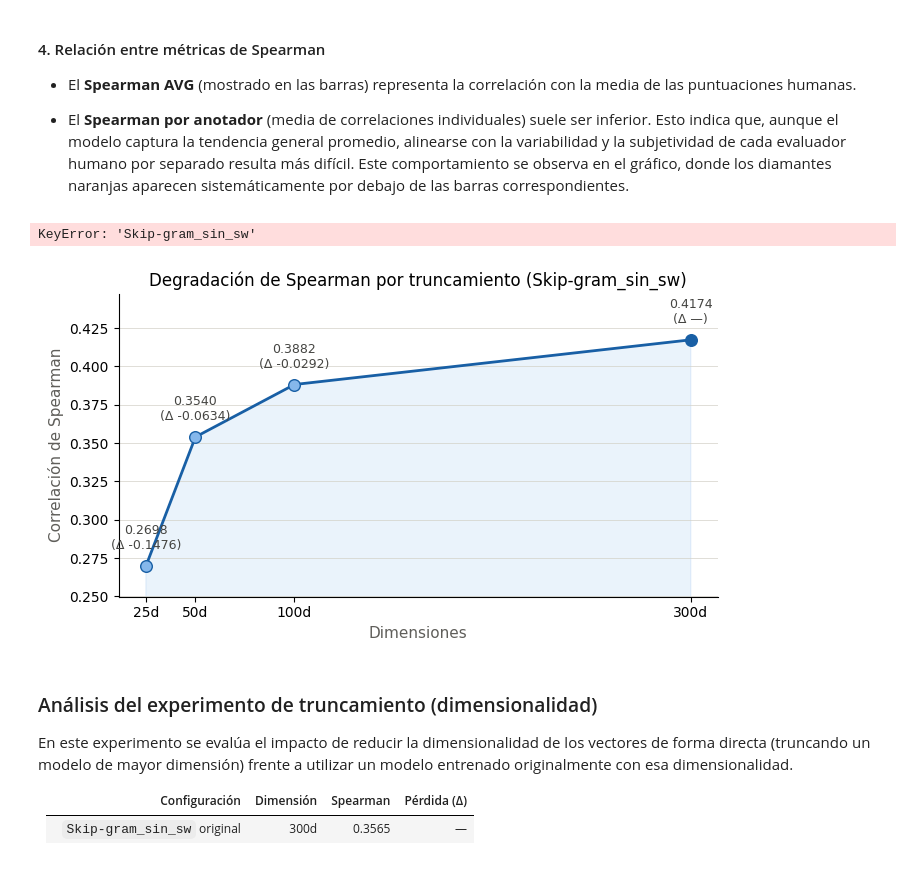
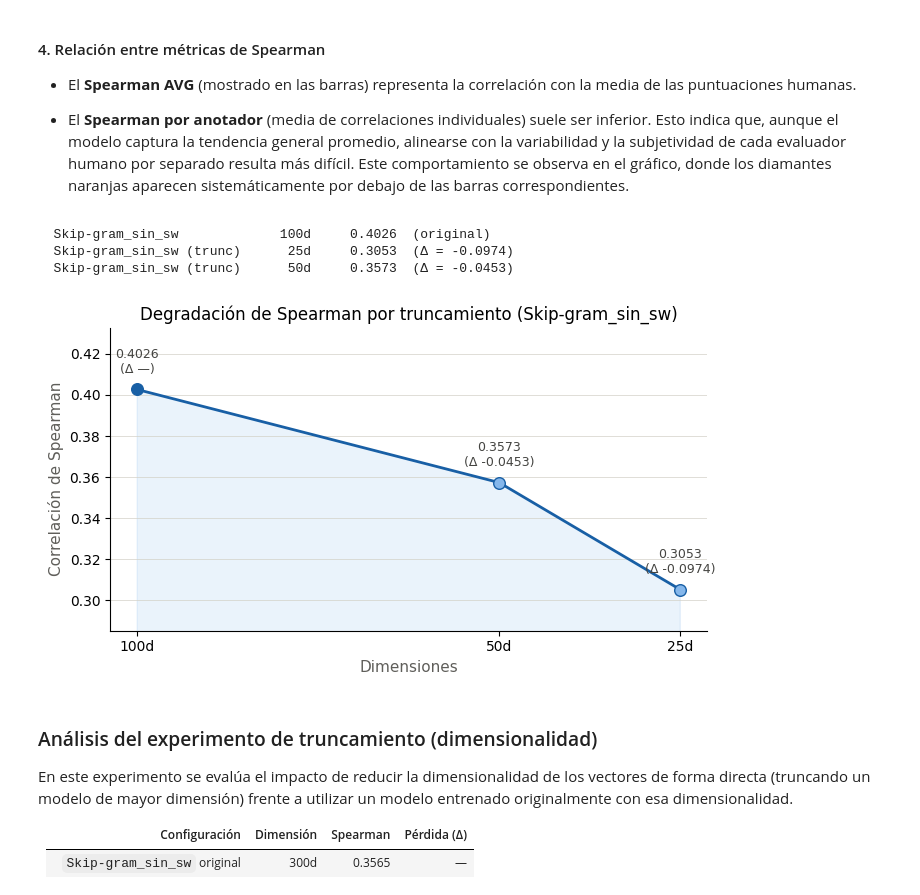
Before and after one commit to Lihao006/P4plh, a Jupyter notebook: practica4_completa.ipynb, the cells around one changed output. Saved outputs shown, nothing was run; the diff lists cells and outputs as text; code cells hidden in the pictures.

```diff
--- a/practica4_completa.ipynb
+++ b/practica4_completa.ipynb
@@ -1010,7 +980,7 @@ El gráfico obtenido representa el compromiso (*trade-off*) entre la calidad de
 
 - El **Spearman por anotador** (media de correlaciones individuales) suele ser inferior. Esto indica que, aunque el modelo captura la tendencia general promedio, alinearse con la variabilidad y la subjetividad de cada evaluador humano por separado resulta más difícil. Este comportamiento se observa en el gráfico, donde los diamantes naranjas aparecen sistemáticamente por debajo de las barras correspondientes.
 # %%
-mejor_nombre = 'Skip-gram_sin_sw'
+mejor_nombre = max(modelos_w2v, key=lambda n: intrinsic_eval(modelos_w2v[n], multi_simlex, annotator_cols)[0])
 mejor_dim    = modelos_w2v[mejor_nombre].vector_size
 CORPUS_MAX   = len(corpus_files)
 
@@ -1024,53 +994,56 @@ sp_orig, _, _ = intrinsic_eval(modelo_mejor, multi_simlex, annotator_cols)
 print(f"  {'Skip-gram_sin_sw':<25} {mejor_dim:>6}d {sp_orig:>10.4f}  (original)")
 
 # Truncar a dimensiones menores que la mejor
-dims_trunc = [d for d in [300, 100, 50, 25] if d < mejor_dim]
+dims_trunc = [d for d in VECTOR_SIZES if d < mejor_dim]
 for nueva_dim in dims_trunc:
     m_trunc = truncar_vectores(modelo_mejor, nueva_dim)
     sp_trunc, _, _ = intrinsic_eval(m_trunc, multi_simlex, annotator_cols)
     perdida = sp_orig - sp_trunc
     print(f"  {'Skip-gram_sin_sw (trunc)':<25} {nueva_dim:>6}d {sp_trunc:>10.4f}  (Δ = -{perdida:.4f})")
 # %% [output]
-KeyError: 'Skip-gram_sin_sw'
+  Skip-gram_sin_sw             100d     0.4026  (original)
+  Skip-gram_sin_sw (trunc)      25d     0.3053  (Δ = -0.0974)
+  Skip-gram_sin_sw (trunc)      50d     0.3573  (Δ = -0.0453)
 # %%
-dims         = [mejor_dim] + dims_trunc
+dims_trunc = sorted([d for d in VECTOR_SIZES if d < mejor_dim], reverse=True)  # [50, 25]
+dims         = [mejor_dim] + dims_trunc  # [100, 50, 25]
 spearman_vals = [sp_orig]
 deltas        = ['—']
 
 for nueva_dim in dims_trunc:
     m_trunc = truncar_vectores(modelo_mejor, nueva_dim)
     sp_trunc, _, _ = intrinsic_eval(m_trunc, multi_simlex, annotator_cols)
     spearman_vals.append(sp_trunc)
     deltas.append(f'-{sp_orig - sp_trunc:.4f}')
 
-dims_sorted     = list(reversed(dims))
-spearman_sorted = list(reversed(spearman_vals))
-deltas_sorted   = list(reversed(deltas))
+# Ya no hace falta reversed ni invert_xaxis
+dims_sorted     = dims
+spearman_sorted = spearman_vals
+deltas_sorted   = deltas
 
 fig, ax = plt.subplots(figsize=(7, 4))
 ax.plot(dims_sorted, spearman_sorted, color='#185FA5', linewidth=2, zorder=3)
 ax.fill_between(dims_sorted, spearman_sorted, alpha=0.1, color='#378ADD')
-
 for d, s, delta in zip(dims_sorted, spearman_sorted, deltas_sorted):
     color = '#185FA5' if d == mejor_dim else '#85B7EB'
     ax.scatter(d, s, color=color, edgecolors='#185FA5', s=70, zorder=4)
     ax.annotate(f'{s:.4f}\n(Δ {delta})', xy=(d, s),
                 xytext=(0, 12), textcoords='offset points',
                 ha='center', fontsize=9, color='#444441')
-
+ax.invert_xaxis()
 ax.set_xlabel('Dimensiones', fontsize=11, color='#5F5E5A')
 ax.set_ylabel('Correlación de Spearman', fontsize=11, color='#5F5E5A')
 ax.set_title(f'Degradación de Spearman por truncamiento ({mejor_nombre})', fontsize=12)
 ax.set_xticks(dims_sorted)
 ax.set_xticklabels([f'{d}d' for d in dims_sorted])
 ax.set_ylim(min(spearman_sorted) - 0.02, max(spearman_sorted) + 0.03)
 ax.grid(axis='y', color='#D3D1C7', linewidth=0.5)
 ax.spines[['top', 'right']].set_visible(False)
 plt.tight_layout()
 plt.savefig('truncamiento_spearman.png', dpi=150, bbox_inches='tight')
 plt.show()
 # %% [output]
-[figure, old version]
+[figure, new version]
 # %% [markdown]
 ### Análisis del experimento de truncamiento (dimensionalidad)
 
```
Also changed, not shown: parts of 33 cells of this notebook, 49 other files.
